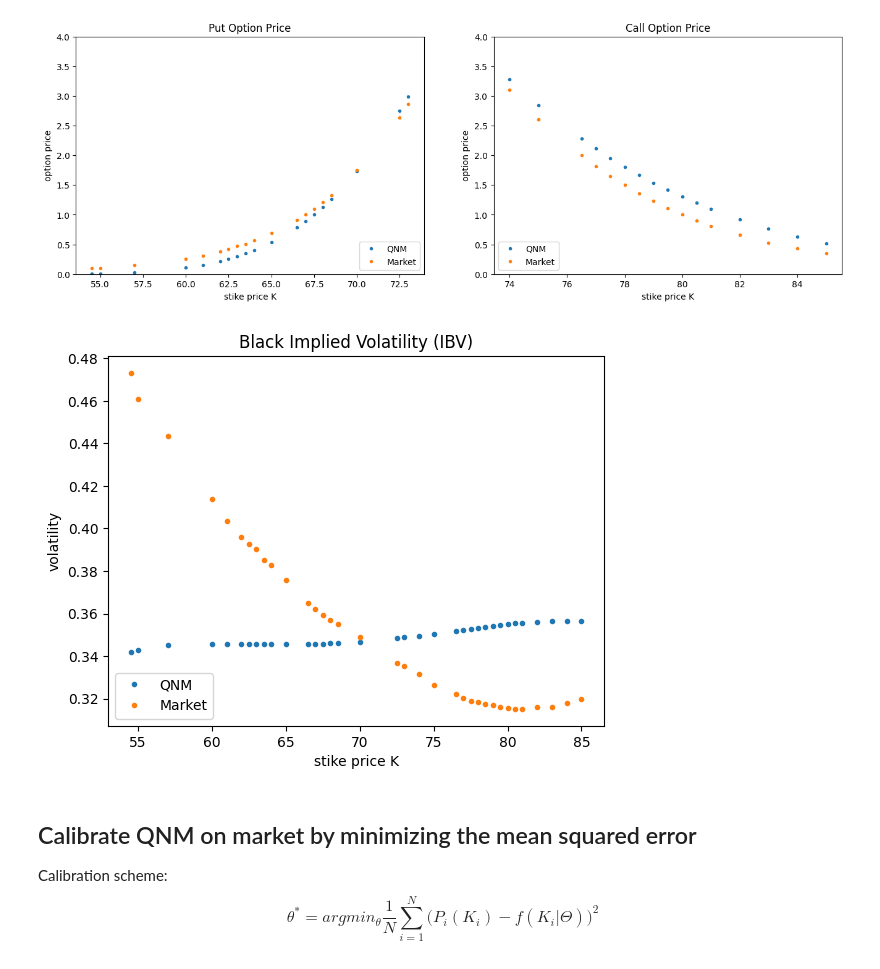
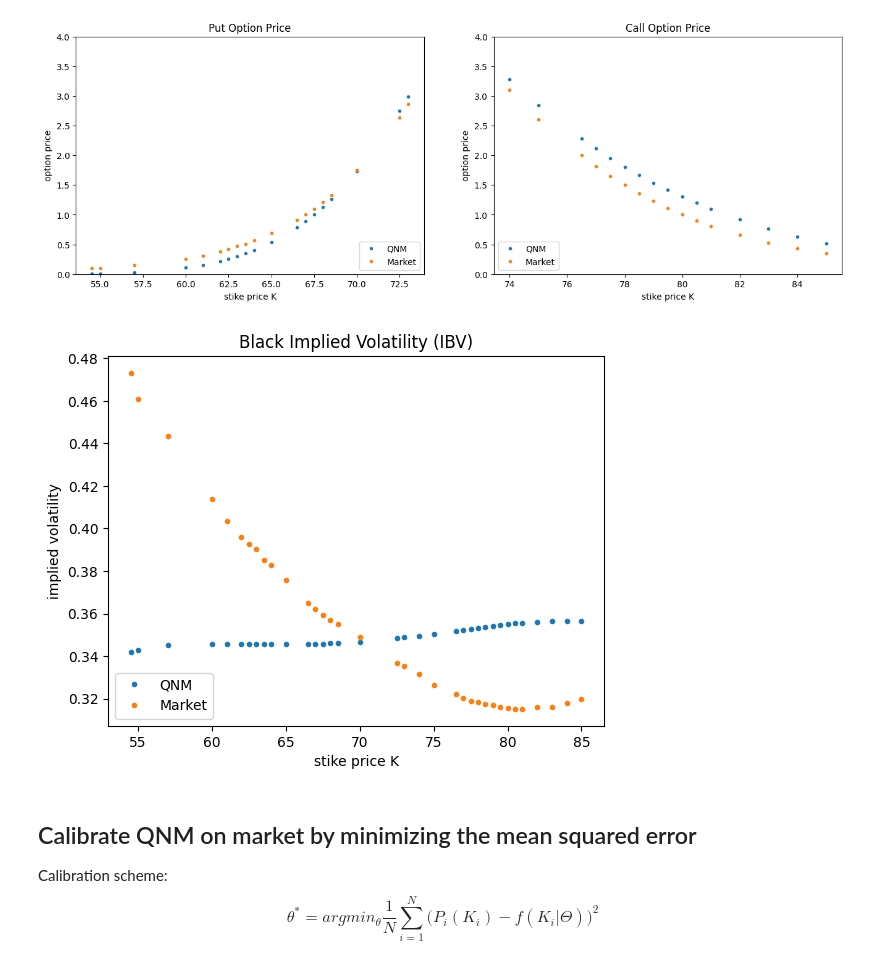
Before and after one commit to WuYenSun/Quadratic_Normal_Model_Calibration, a Jupyter notebook: Quadratic_Normal_Model_(Bouchouev,_2023).ipynb, the cells around one changed output. Saved outputs shown, nothing was run; the diff lists cells and outputs as text; code cells hidden in the pictures.

```diff
--- a/Quadratic_Normal_Model_(Bouchouev,_2023).ipynb
+++ b/Quadratic_Normal_Model_(Bouchouev,_2023).ipynb
@@ -286,23 +286,23 @@ plt.show()
 # %%
 # Black implied volatility (IBV)
 list_ibv_qnm, list_ibv_mkt = [], []
 for stirke_, option_type_, qnm_, mkt_ in zip(df_data.index, df_data['option type'].values,
                                              np.concatenate((arr_qnm_put, arr_qnm_call)), np.concatenate((arr_mkt_put, arr_mkt_call))):
     list_ibv_qnm.append(implied_volatility(qnm_, futures_price, stirke_, risk_free_rate, time_to_maturity,
                                                           option_type = option_type_, model = 'black', method='fsolve', disp=True))
     list_ibv_mkt.append(implied_volatility(mkt_, futures_price, stirke_, risk_free_rate, time_to_maturity,
                                                           option_type = option_type_, model = 'black', method='fsolve', disp=True))
 
 # create plot
 plt.plot(df_data.index, list_ibv_qnm, '.', label = 'QNM')
 plt.plot(df_data.index, list_ibv_mkt, '.', label = 'Market')
 plt.title('Black Implied Volatility (IBV)')
 plt.xlabel('stike price K')
-plt.ylabel('volatility')
+plt.ylabel('implied volatility')
 plt.legend(loc = 'lower left')
 plt.show()
 # %% [output]
-[figure, old version]
+[figure, new version]
 # %% [markdown]
 ## Calibrate QNM on market by minimizing the mean squared error
 Calibration scheme:
```
Also changed, not shown: parts of 1 cell of this notebook, 1 other file.
